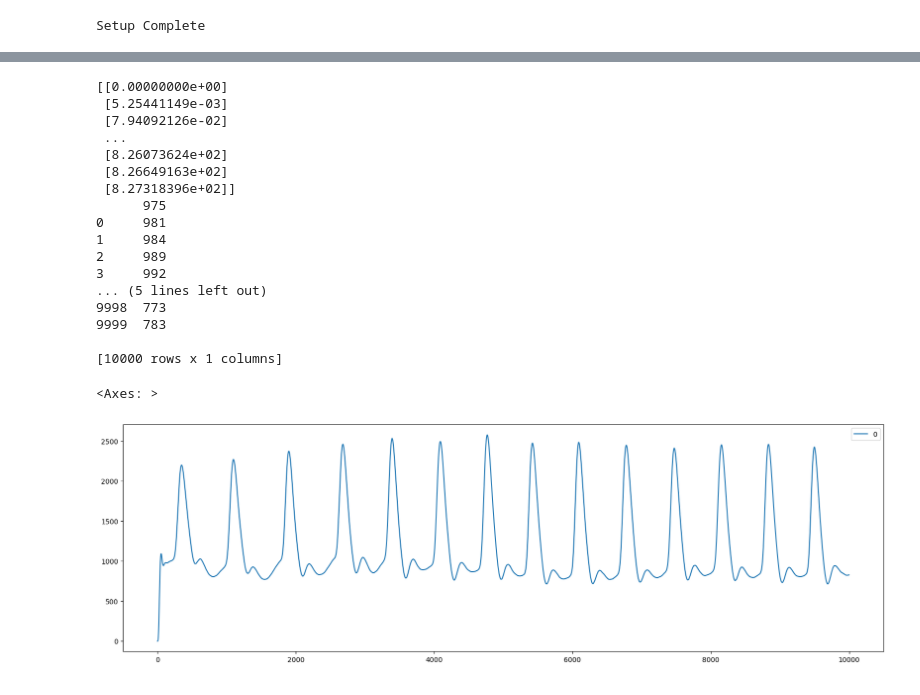
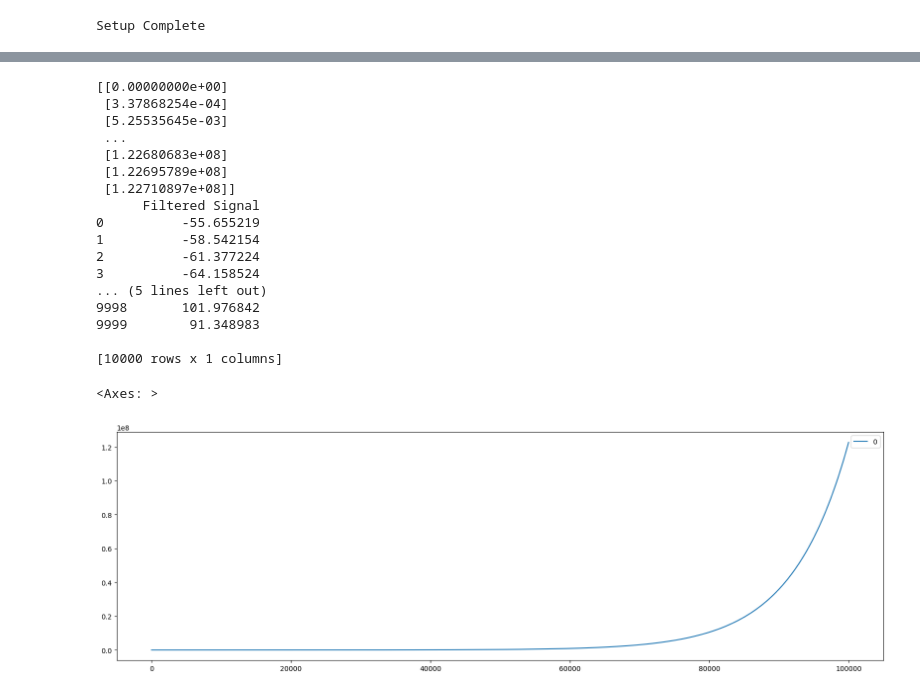
Before and after one commit to xuanvietcse/pulse_oximetry, a Jupyter notebook: data/analysist/bandpass_filter.ipynb, the cells around one changed output, grey strips where cells are left out. Saved outputs shown, nothing was run; the diff lists cells and outputs as text; code cells hidden in the pictures.

Commit message:
update: Change the coeffi of the filters

```diff
--- a/data/analysist/bandpass_filter.ipynb
+++ b/data/analysist/bandpass_filter.ipynb
@@ -28,5 +12,5 @@ Setup Complete
 # %%
 ppg_filepath = "../golden_data/ppg_golden_data.csv"
 
-ppg_data = pd.read_csv(ppg_filepath, nrows=10000)
+ppg_data = pd.read_csv(ppg_filepath, nrows=100000)
 # %%
@@ -59,34 +39,20 @@ def apply_filter(data, b, a):
                 y[i] -= a[j] * y[i-j]
     return y
 # %%
-# Định nghĩa các tham số
-fs = 50.0  # Tần số lấy mẫu, ví dụ 50 Hz
+# Định nghĩa các tham số bộ lọc LPF
+fs = 100.0  # Tần số lấy mẫu
 ws = 10
 wp = 5
 order = 4  # Bậc của bộ lọc ở miền s
 
-b_z_low = [0,	5.35617889287357e-06,	5.56603268403827e-05,	5.26057994909257e-05,	4.52185201307133e-06]
-a_z_low = [1,	-3.71800951758217,	5.19310810021585,	-3.22909001061018,	0.754109572133735]
+b_z_low = [0,	3.44412083898154e-07,	3.68270826726737e-06,	3.58022964878886e-06,	3.16452689807573e-07]
+a_z_low = [1,	-3.85891960196546,	5.58662548842554,	-3.59609278768443,	0.868394825027037]
 
 # Áp dụng bộ lọc
 filtered_sig = apply_filter(ppg_data, b_z_low, a_z_low)
 
-# # Số phần tử
-# n = 100
+b_z_hi = []
+a_z_hi = []
 
-# # Bước thời gian
-# dt = 0.02  # giây
-
-# # Tạo mảng thời gian
-# t = np.linspace(0, (n-1)*dt, n)
-
-# # Tần số của tín hiệu
-# f = 0.5  # Hz
-
-# # Tạo tín hiệu sóng sin
-# signal = np.sin(2 * np.pi * f * t)
-# b_z_hi = [0.969531252908746,  -0.969531252908746]
-# a_z_hi = [1.000000000000000,  -0.939062505817492]
-
-# # Áp dụng bộ lọc
-# filtered_sig1 = apply_filter(filtered_sig, b_z_hi, a_z_hi)
+# Áp dụng bộ lọc
+filtered_sig1 = apply_filter(filtered_sig, b_z_hi, a_z_hi)
@@ -93,28 +143,28 @@ filtered_sig = apply_filter(ppg_data, b_z_low, a_z_low)
 # %%
-print(filtered_sig)
+print(filtered_sig1)
 print(ppg_data)
 # %% [output]
 [[0.00000000e+00]
- [5.25441149e-03]
- [7.94092126e-02]
+ [3.37868254e-04]
+ [5.25535645e-03]
  ...
- [8.26073624e+02]
- [8.26649163e+02]
- [8.27318396e+02]]
-      975
-0     981
-1     984
-2     989
-3     992
+ [1.22680683e+08]
+ [1.22695789e+08]
+ [1.22710897e+08]]
+      Filtered Signal
+0          -55.655219
+1          -58.542154
+2          -61.377224
+3          -64.158524
 ... (5 lines left out)
-9998  773
-9999  783
+9998       101.976842
+9999        91.348983
 
 [10000 rows x 1 columns]
 # %%
 # Hiển thị tín hiệu trước và sau khi lọc
 plt.figure(figsize=(20,6))
-sns.lineplot(data=filtered_sig)
+sns.lineplot(data=filtered_sig1)
 # %% [output]
 <Axes: >
-[figure, old version]
+[figure, new version]
```
Also changed, not shown: parts of 5 cells of this notebook.
